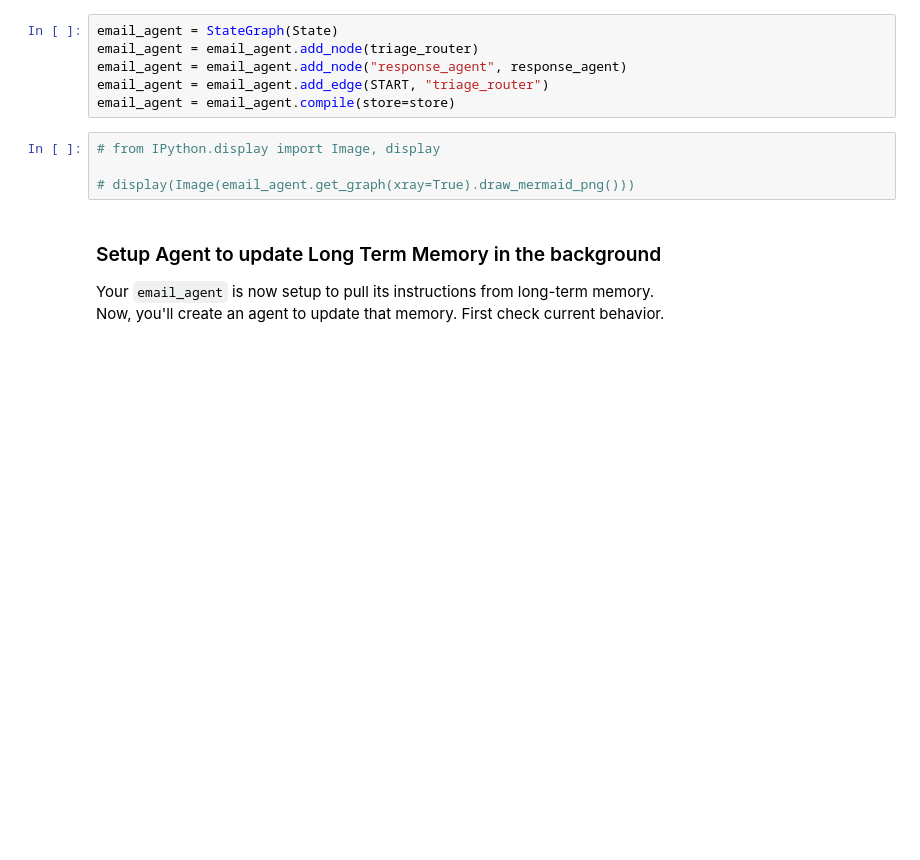
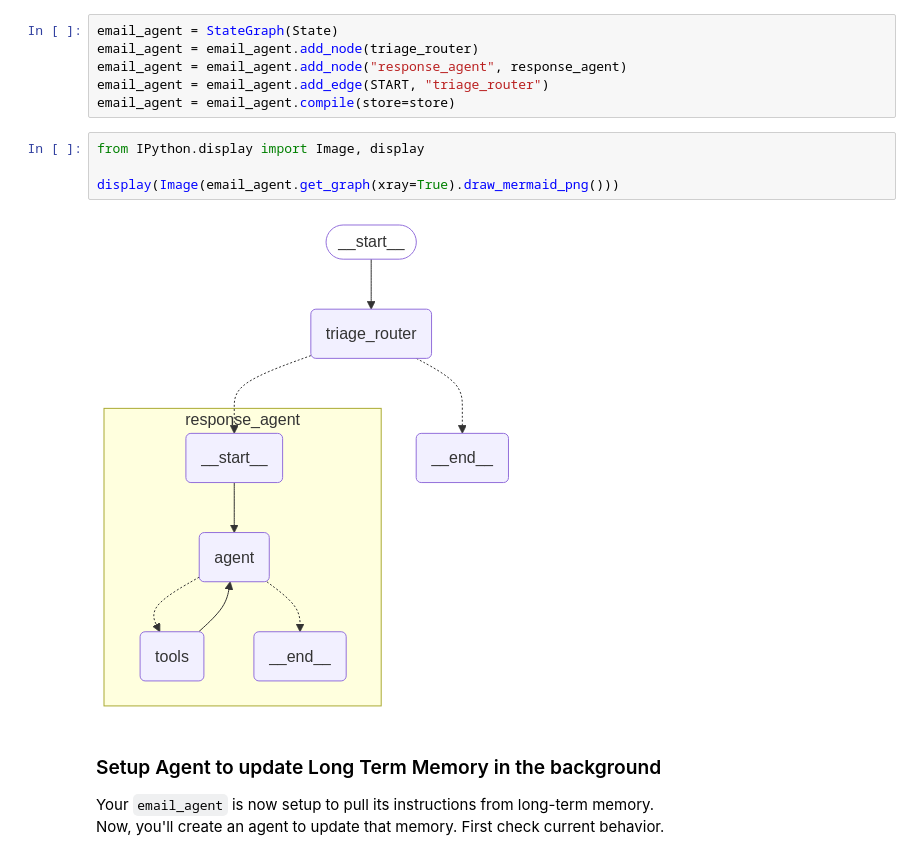
Before and after one commit to mouli1508/AI-textbook-Q-A-using-RAG, a Jupyter notebook: langgraph/online-course/full_email_agent.ipynb, the cells around one changed output. Saved outputs shown, nothing was run; the diff lists cells and outputs as text; blank space fills up the shorter version.

```diff
--- a/langgraph/online-course/full_email_agent.ipynb
+++ b/langgraph/online-course/full_email_agent.ipynb
@@ -605,9 +608,11 @@ email_agent = email_agent.add_node("response_agent", response_agent)
 email_agent = email_agent.add_edge(START, "triage_router")
 email_agent = email_agent.compile(store=store)
 # %%
-# from IPython.display import Image, display
+from IPython.display import Image, display
 
-# display(Image(email_agent.get_graph(xray=True).draw_mermaid_png()))
+display(Image(email_agent.get_graph(xray=True).draw_mermaid_png()))
+# %% [output]
+[figure, added]
 # %% [markdown]
 ### Setup Agent to update Long Term Memory in the background
 Your `email_agent` is now setup to pull its instructions from long-term memory.
```
Also changed, not shown: parts of 11 cells of this notebook, 5 other files.
